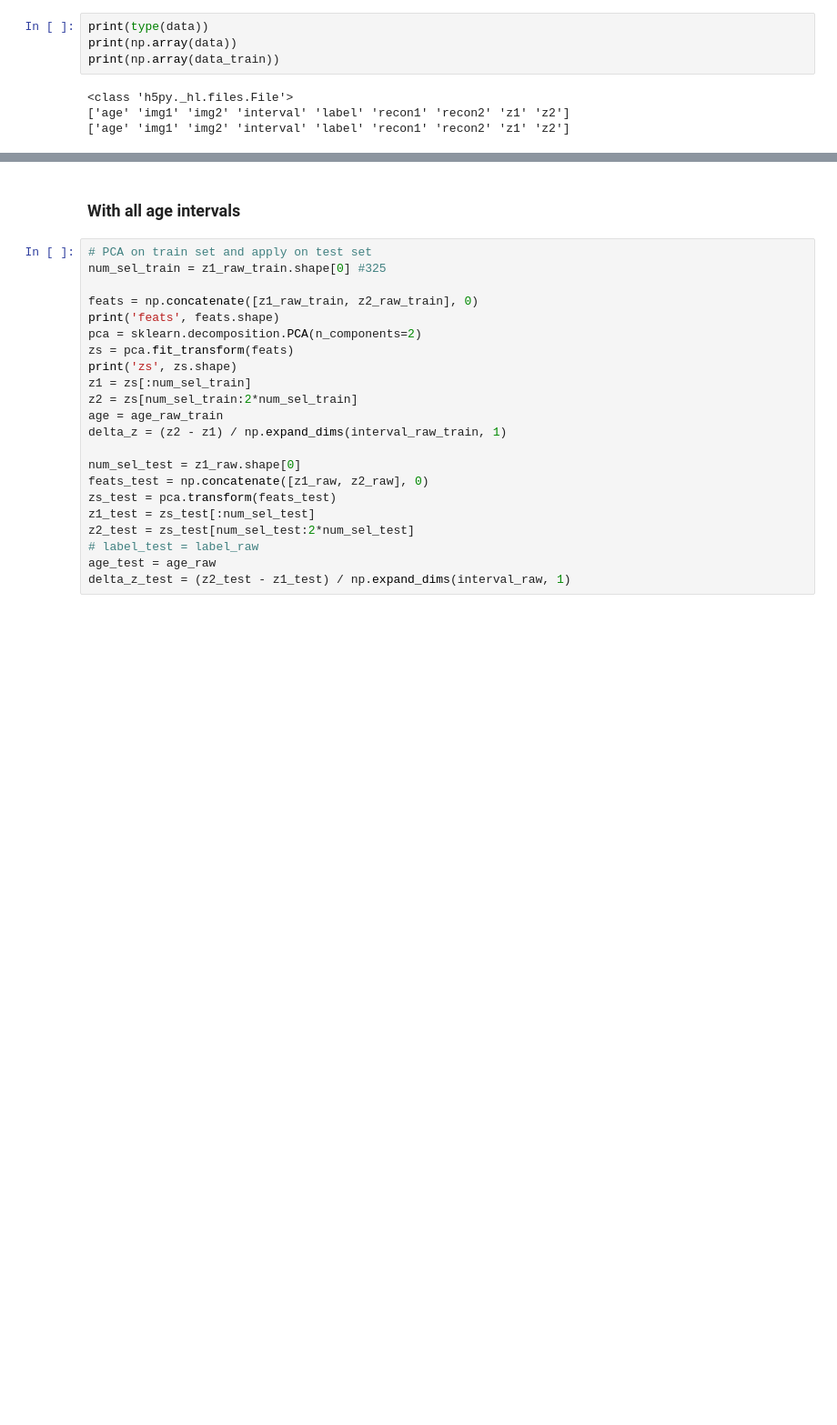
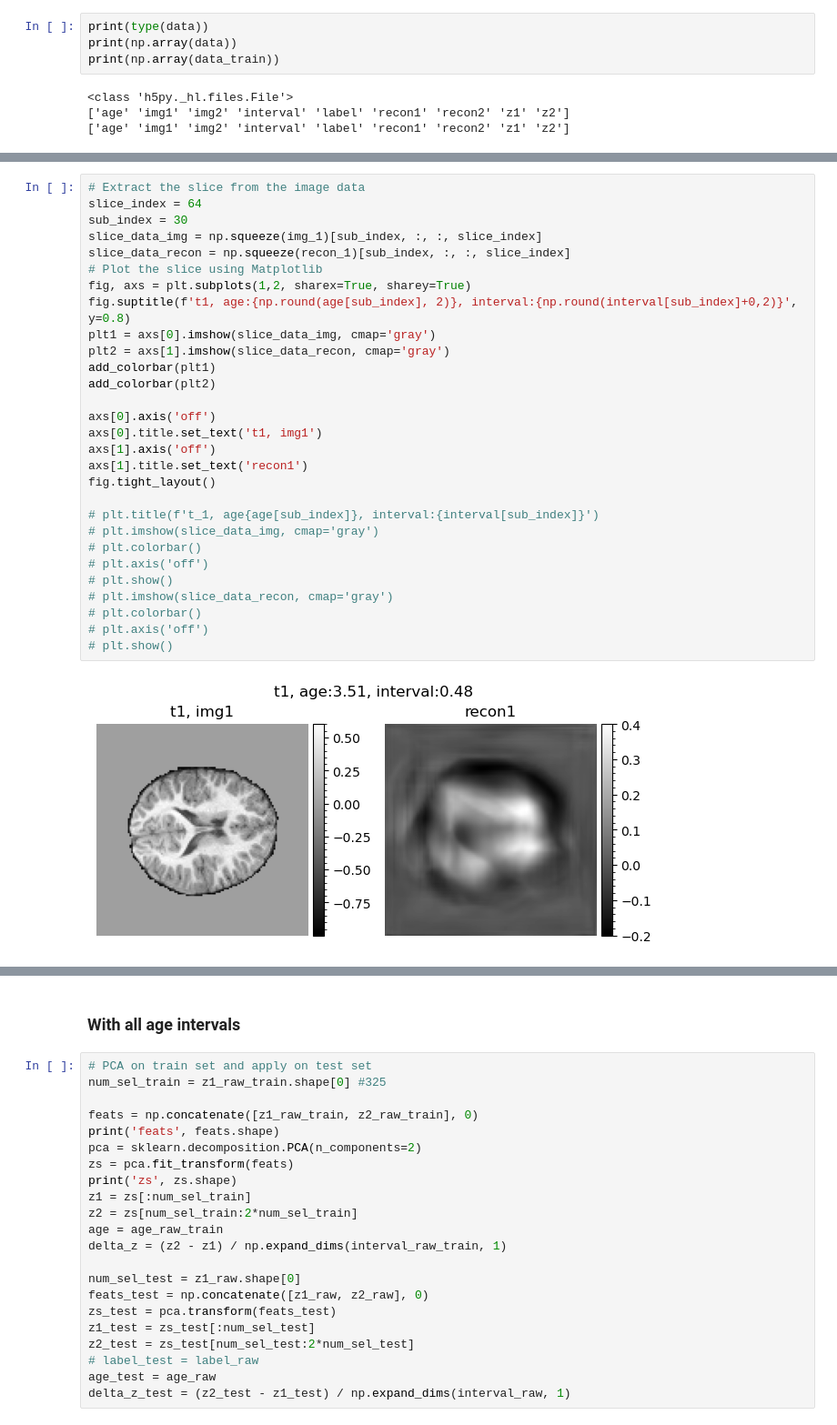
Before and after one commit to Andjelaaaa/longitudinal-neighbourhood-embedding, a Jupyter notebook: src/visualization.ipynb, the cells around one changed output, grey strips where cells are left out. Shown at 91% size. Drawn from its saved outputs; the diff is of its cells as text; blank space fills up the shorter version.

```diff
--- a/src/visualization.ipynb
+++ b/src/visualization.ipynb
@@ -224,2 +238,33 @@ z1 (38, 1024) z2 (38, 1024)
+# %%
+# Extract the slice from the image data
+slice_index = 64
+sub_index = 30
+slice_data_img = np.squeeze(img_1)[sub_index, :, :, slice_index]
+slice_data_recon = np.squeeze(recon_1)[sub_index, :, :, slice_index]
+# Plot the slice using Matplotlib
+fig, axs = plt.subplots(1,2, sharex=True, sharey=True)
+fig.suptitle(f't1, age:{np.round(age[sub_index], 2)}, interval:{np.round(interval[sub_index]+0,2)}', y=0.8)
+plt1 = axs[0].imshow(slice_data_img, cmap='gray')
+plt2 = axs[1].imshow(slice_data_recon, cmap='gray')
+add_colorbar(plt1)
+add_colorbar(plt2)
+
+axs[0].axis('off')
+axs[0].title.set_text('t1, img1')
+axs[1].axis('off')
+axs[1].title.set_text('recon1')
+fig.tight_layout()
+
+# plt.title(f't_1, age{age[sub_index]}, interval:{interval[sub_index]}')
+# plt.imshow(slice_data_img, cmap='gray')
+# plt.colorbar()
+# plt.axis('off')
+# plt.show()
+# plt.imshow(slice_data_recon, cmap='gray')
+# plt.colorbar()
+# plt.axis('off')
+# plt.show()
+# %% [output]
+[figure, added]
 # %%
 # Extract the slice from the image data
```
Also changed, not shown: parts of 18 cells of this notebook, 3 other files.
